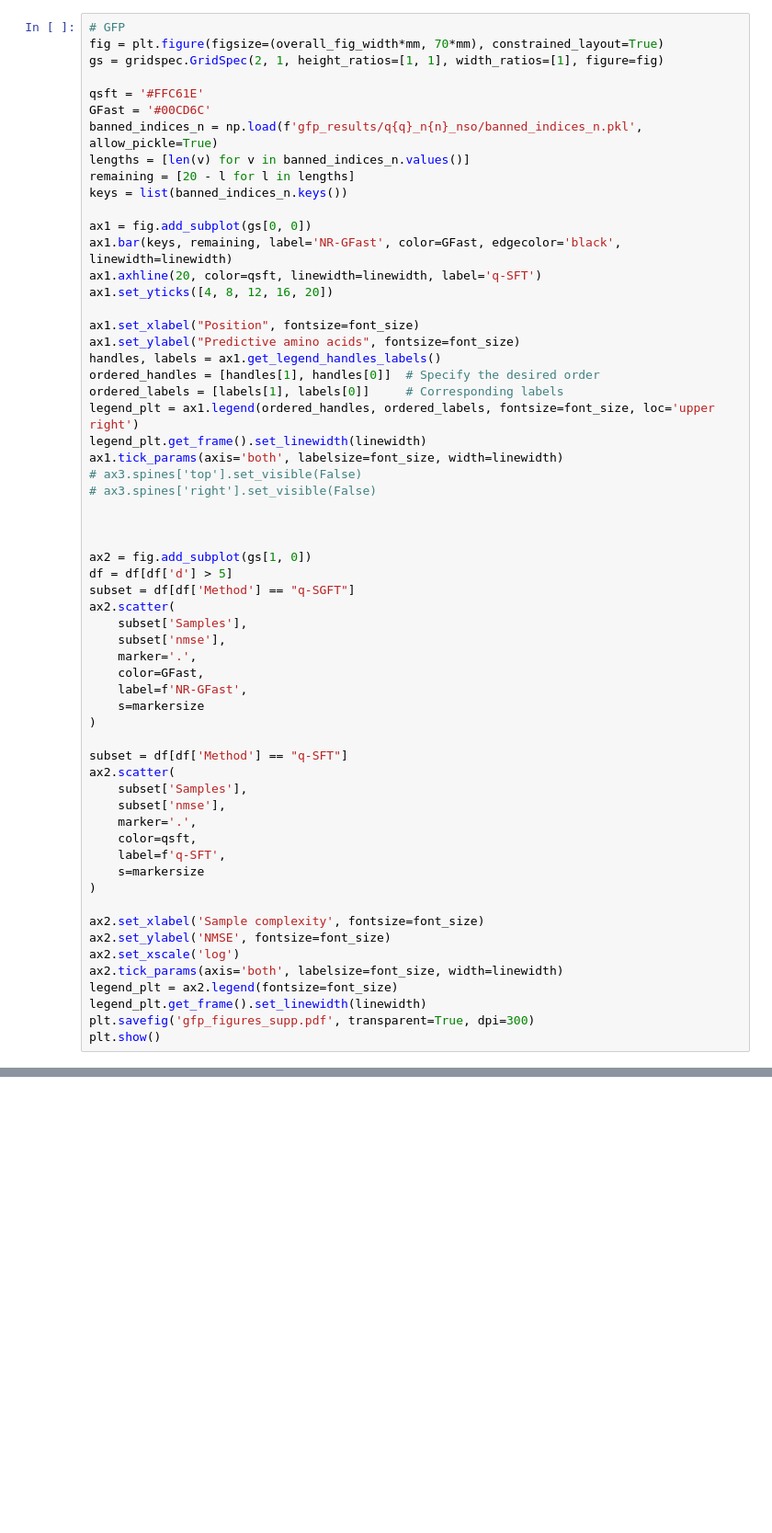
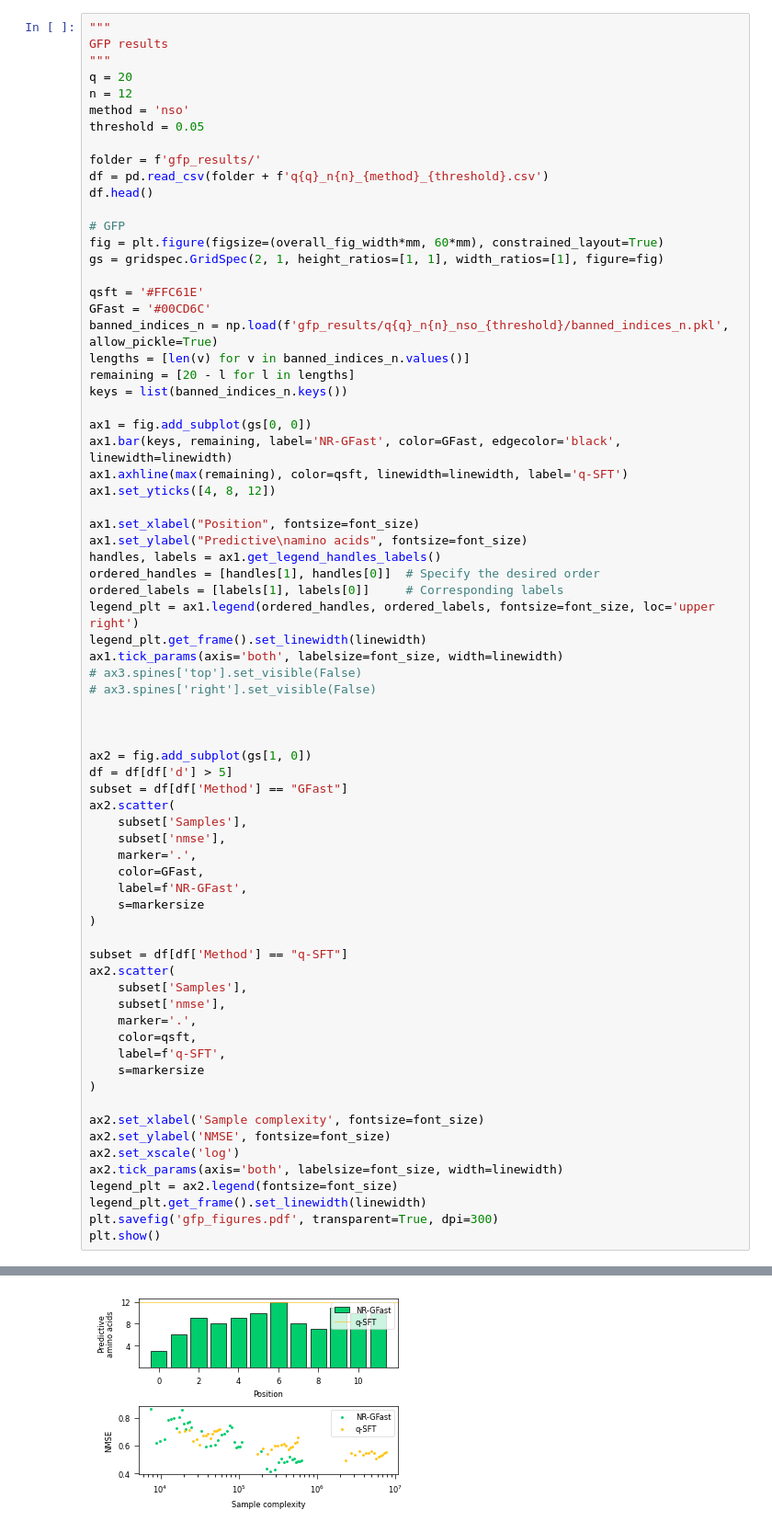
Before and after one commit to amirgroup-codes/GFast, a Jupyter notebook: figures.ipynb, the cells around one changed output, grey strips where cells are left out. Shown: that part at 92% size. Drawn from its saved outputs; the diff is of its cells as text; blank space fills up the shorter version.

Commit message:
Update results pt2

```diff
--- a/figures.ipynb
+++ b/figures.ipynb
@@ -323,22 +345,34 @@ df.head()
 # %%
+"""
+GFP results
+"""
+q = 20
+n = 12
+method = 'nso'
+threshold = 0.05
+
+folder = f'gfp_results/'
+df = pd.read_csv(folder + f'q{q}_n{n}_{method}_{threshold}.csv')
+df.head()
+
 # GFP
-fig = plt.figure(figsize=(overall_fig_width*mm, 70*mm), constrained_layout=True)
+fig = plt.figure(figsize=(overall_fig_width*mm, 60*mm), constrained_layout=True)
 gs = gridspec.GridSpec(2, 1, height_ratios=[1, 1], width_ratios=[1], figure=fig)
 
 qsft = '#FFC61E'
 GFast = '#00CD6C'
-banned_indices_n = np.load(f'gfp_results/q{q}_n{n}_nso/banned_indices_n.pkl', allow_pickle=True)
+banned_indices_n = np.load(f'gfp_results/q{q}_n{n}_nso_{threshold}/banned_indices_n.pkl', allow_pickle=True)
 lengths = [len(v) for v in banned_indices_n.values()]
 remaining = [20 - l for l in lengths]
 keys = list(banned_indices_n.keys())
 
 ax1 = fig.add_subplot(gs[0, 0])
 ax1.bar(keys, remaining, label='NR-GFast', color=GFast, edgecolor='black', linewidth=linewidth)
-ax1.axhline(20, color=qsft, linewidth=linewidth, label='q-SFT')
-ax1.set_yticks([4, 8, 12, 16, 20])
+ax1.axhline(max(remaining), color=qsft, linewidth=linewidth, label='q-SFT')
+ax1.set_yticks([4, 8, 12])
 
 ax1.set_xlabel("Position", fontsize=font_size)
-ax1.set_ylabel("Predictive amino acids", fontsize=font_size)
+ax1.set_ylabel("Predictive\namino acids", fontsize=font_size)
 handles, labels = ax1.get_legend_handles_labels()
 ordered_handles = [handles[1], handles[0]]  # Specify the desired order
 ordered_labels = [labels[1], labels[0]]     # Corresponding labels
@@ -352,7 +386,7 @@ ax1.tick_params(axis='both', labelsize=font_size, width=linewidth)
 
 ax2 = fig.add_subplot(gs[1, 0])
 df = df[df['d'] > 5]
-subset = df[df['Method'] == "q-SGFT"]
+subset = df[df['Method'] == "GFast"]
 ax2.scatter(
     subset['Samples'],
     subset['nmse'],
@@ -378,6 +412,6 @@ ax2.set_xscale('log')
 ax2.tick_params(axis='both', labelsize=font_size, width=linewidth)
 legend_plt = ax2.legend(fontsize=font_size)
 legend_plt.get_frame().set_linewidth(linewidth)
-plt.savefig('gfp_figures_supp.pdf', transparent=True, dpi=300)
+plt.savefig('gfp_figures.pdf', transparent=True, dpi=300)
 plt.show()
 # %% [output]
@@ -385,0 +418 @@ FileNotFoundError: [Errno 2] No such file or directory: 'gfp_results/q20_n12_nso
+[figure, added]
```
Also changed, not shown: parts of 10 cells of this notebook, 11 other files.
